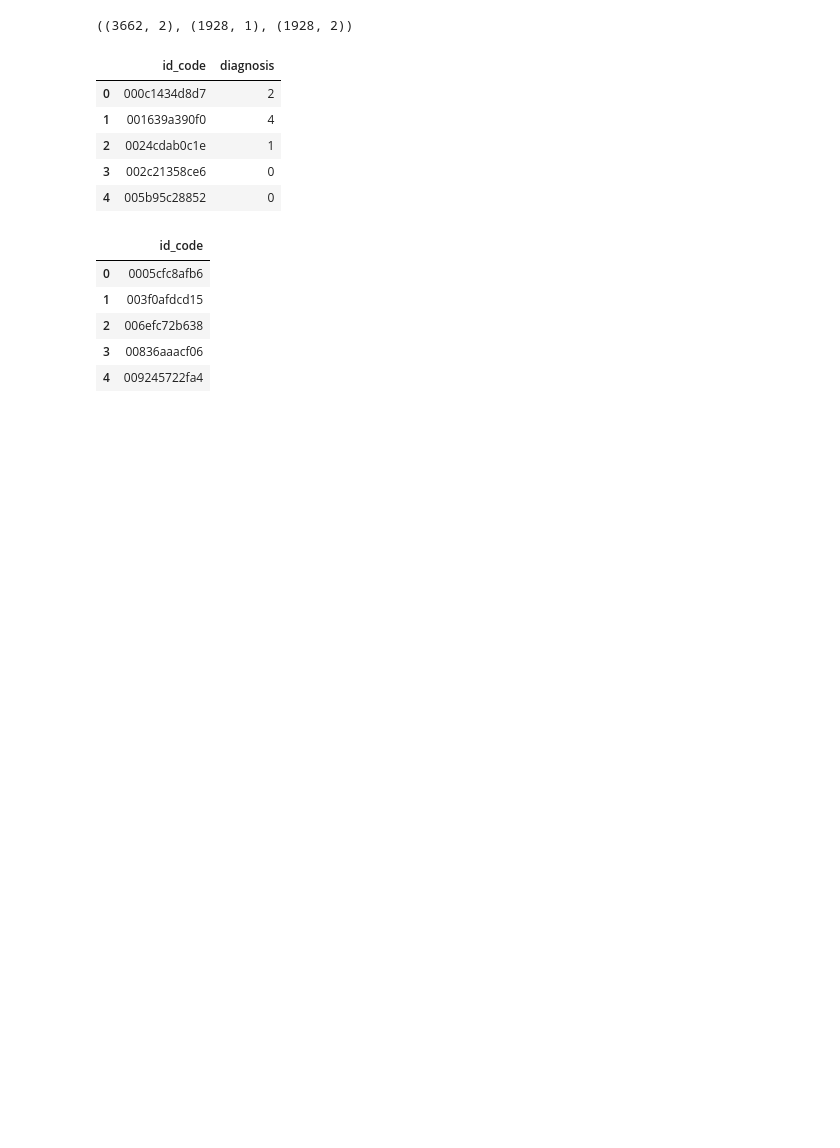
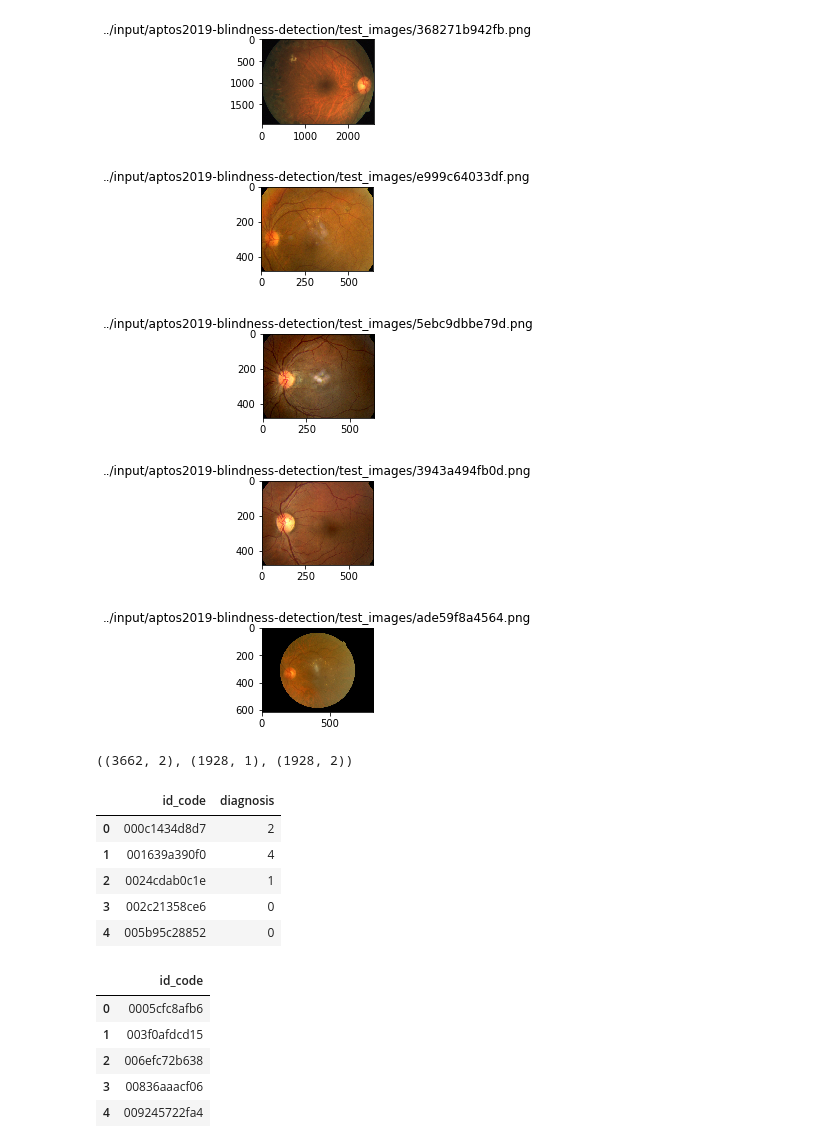
Before and after one commit to yang-zhang/aptos2019-blindness-detection, a Jupyter notebook: nbs/eda0628.ipynb, the cells around one changed output. Cells and saved outputs as stored; diff of their text form; code cells hidden in the pictures; blank space fills up the shorter version.

```diff
--- a/nbs/eda0628.ipynb
+++ b/nbs/eda0628.ipynb
@@ -18,11 +40,19 @@ ls ../input/test_images/*.png | wc -l
+# %%
+show_sample_images(pp/'test_images')
+# %% [output]
+[figure, added]
+[figure, added]
+[figure, added]
+[figure, added]
+[figure, added]
 # %%
-train=pd.read_csv('../input/train.csv')
-test =pd.read_csv('../input/test.csv')
-sample_submission =pd.read_csv('../input/sample_submission.csv')
+train=pd.read_csv(pp/'train.csv')
+test =pd.read_csv(pp/'test.csv')
+sample_submission =pd.read_csv(pp/'sample_submission.csv')
+
+train.shape, test.shape, sample_submission.shape
+# %% [output]
+((3662, 2), (1928, 1), (1928, 2))
-# %%
-train.shape, test.shape, sample_submission.shape
-# %% [output]
-((3662, 2), (1928, 1), (1928, 2))
 # %%
 train.head()
 # %% [output]
```
Also changed, not shown: parts of 48 cells of this notebook, 6 other files.
